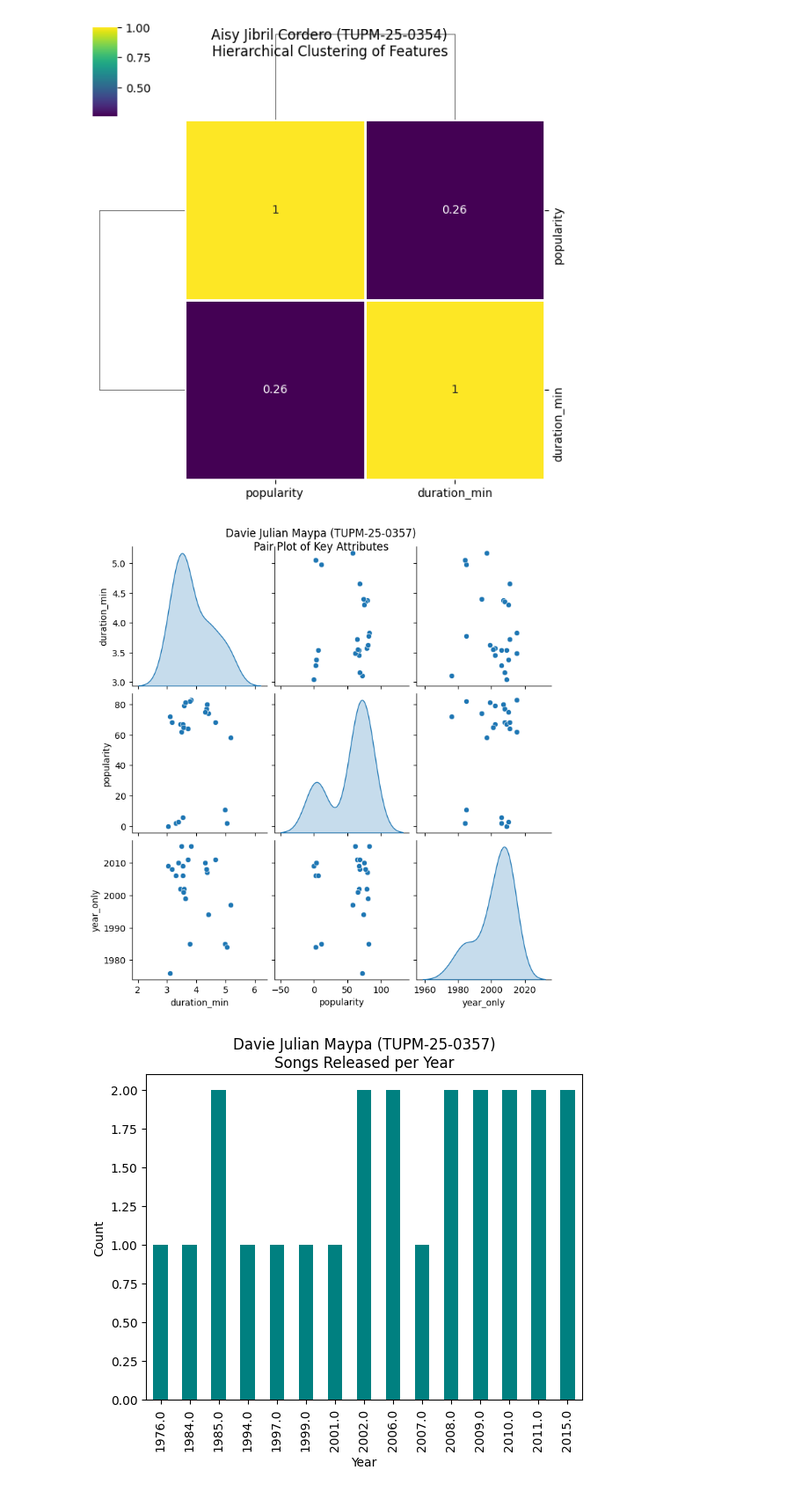
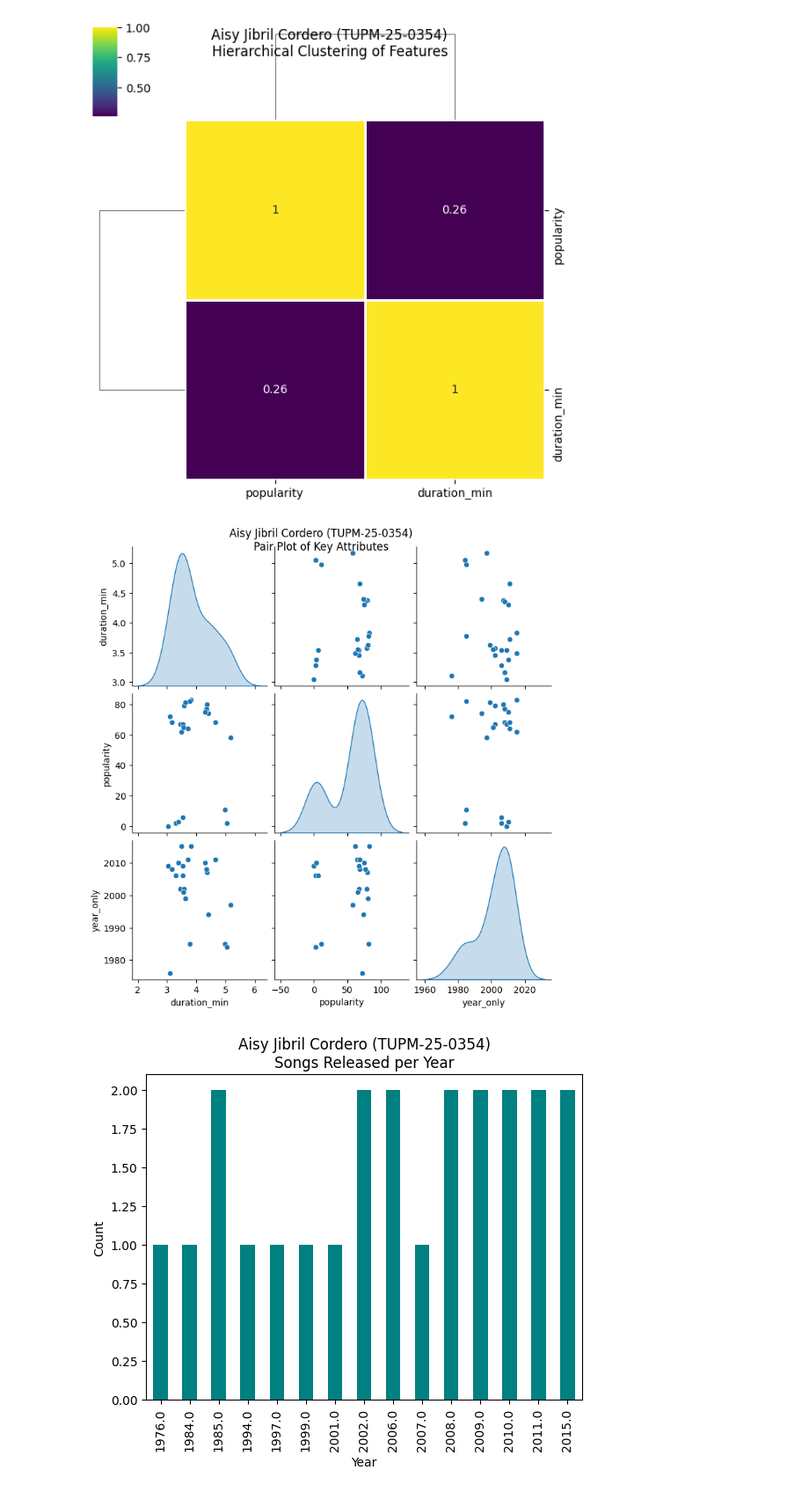
Before and after one commit to corderoaisy5-pixel/Lab7_DataVisualization_Cordero, a Jupyter notebook: Data_and_Observation.ipynb, the cells around one changed output. Shown at 88% size. Cells and saved outputs as stored; diff of their text form; code cells hidden in the pictures.

```diff
--- a/Data_and_Observation.ipynb
+++ b/Data_and_Observation.ipynb
@@ -322,30 +322,30 @@ df_clean = df.dropna(subset=['year_only', 'popularity', 'duration_min'])
 
 sns.pairplot(df_clean[['duration_min', 'popularity', 'year_only']], diag_kind='kde')
 
-plt.suptitle(f"Davie Julian Maypa (TUPM-25-0357)\nPair Plot of Key Attributes", y=1.02)
+plt.suptitle(f"Aisy Jibril Cordero (TUPM-25-0354)\nPair Plot of Key Attributes", y=1.02)
 
 plt.show()
 # %% [output]
-[figure, old version]
+[figure, new version]
 # %%
 import pandas as pd
 import matplotlib.pyplot as plt
 
 df = pd.read_csv('spotify_top_1000_tracks.csv')
 
 color2 = 'teal'
 
 df['release_year'] = pd.to_numeric(df['release_date'], errors='coerce')
 
 df['release_year'].value_counts().sort_index().plot(kind='bar', color=color2)
 
-plt.title(f"Davie Julian Maypa (TUPM-25-0357)\nSongs Released per Year")
+plt.title(f"Aisy Jibril Cordero (TUPM-25-0354)\nSongs Released per Year")
 plt.ylabel('Count')
 plt.xlabel('Year')
 
 plt.show()
 # %% [output]
-[figure, old version]
+[figure, new version]
 # %%
 import pandas as pd
 import seaborn as sns
```
Also changed, not shown: parts of 8 cells of this notebook.
